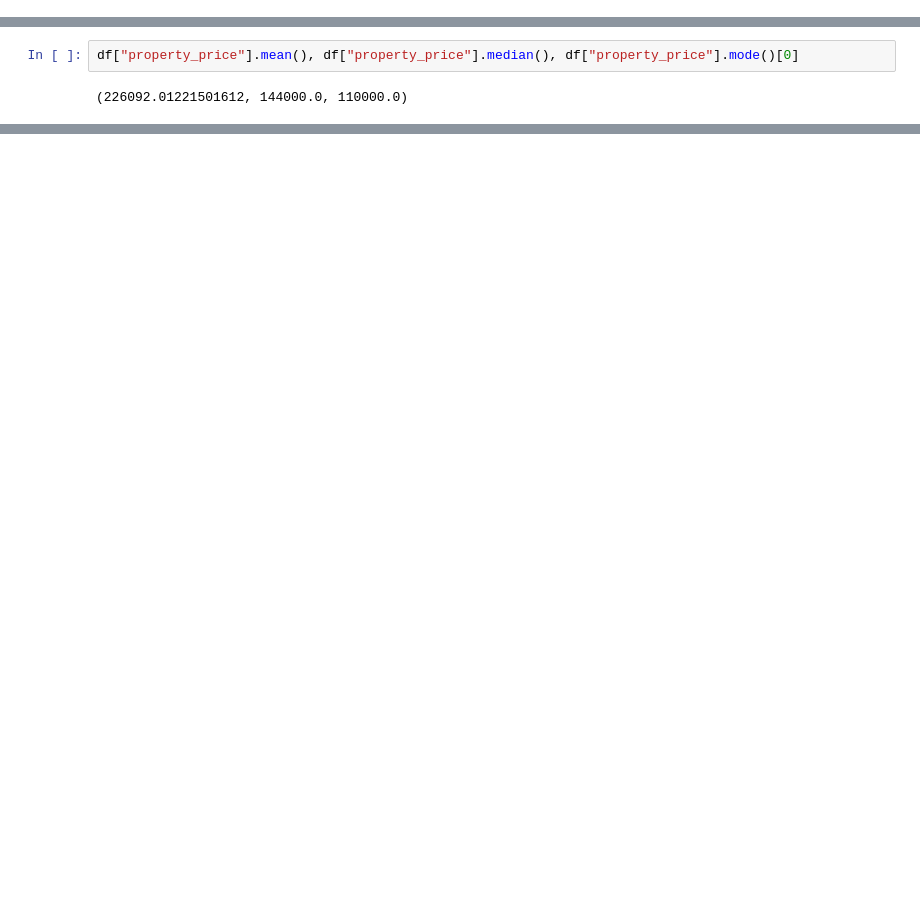
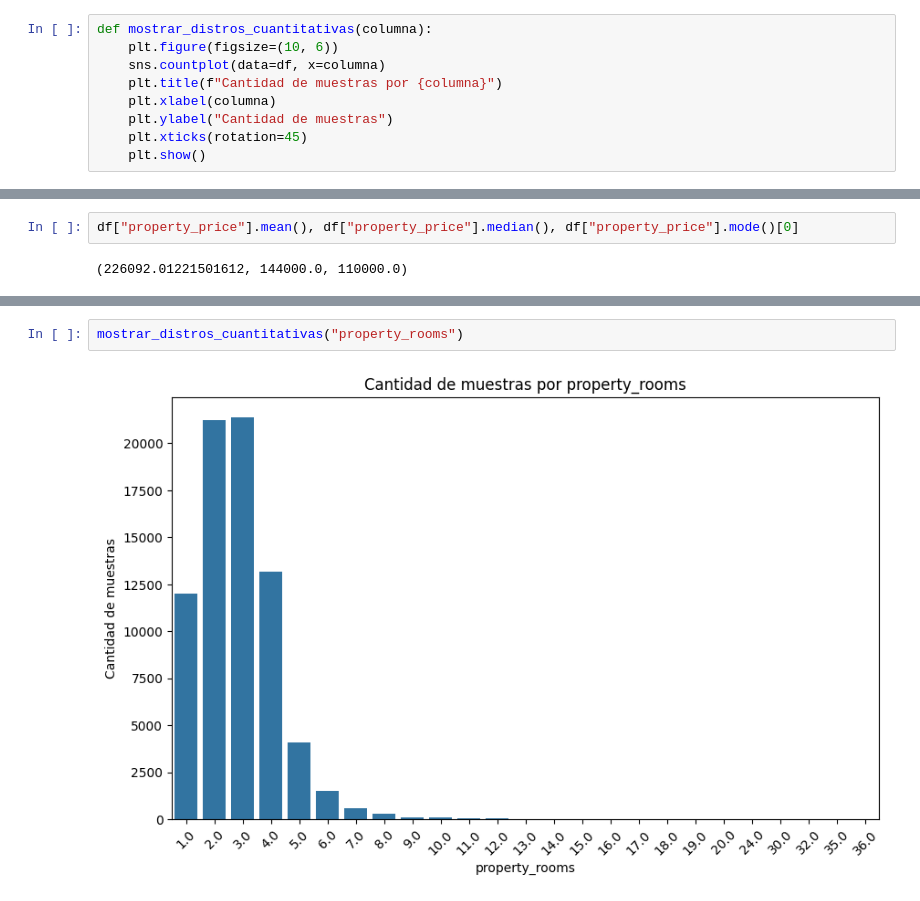
Before and after one commit to Taielmolina01/7506R-1C2024-GRUPO01, a Jupyter notebook: TP1/7506R_TP1_GRUPO01_ENTREGA.ipynb, the cells around one changed output, grey strips where cells are left out. Saved outputs shown, nothing was run; the diff lists cells and outputs as text; blank space fills up the shorter version.

```diff
--- a/TP1/7506R_TP1_GRUPO01_ENTREGA.ipynb
+++ b/TP1/7506R_TP1_GRUPO01_ENTREGA.ipynb
@@ -13,0 +133,9 @@ BLUE = "#2874A6"
+# %%
+def mostrar_distros_cuantitativas(columna):
+    plt.figure(figsize=(10, 6))
+    sns.countplot(data=df, x=columna)
+    plt.title(f"Cantidad de muestras por {columna}")
+    plt.xlabel(columna)
+    plt.ylabel("Cantidad de muestras")
+    plt.xticks(rotation=45)
+    plt.show()
@@ -534,0 +559,4 @@ df.shape
+# %%
+mostrar_distros_cuantitativas("property_rooms")
+# %% [output]
+[figure, added]
```
Also changed, not shown: parts of 255 cells of this notebook.
